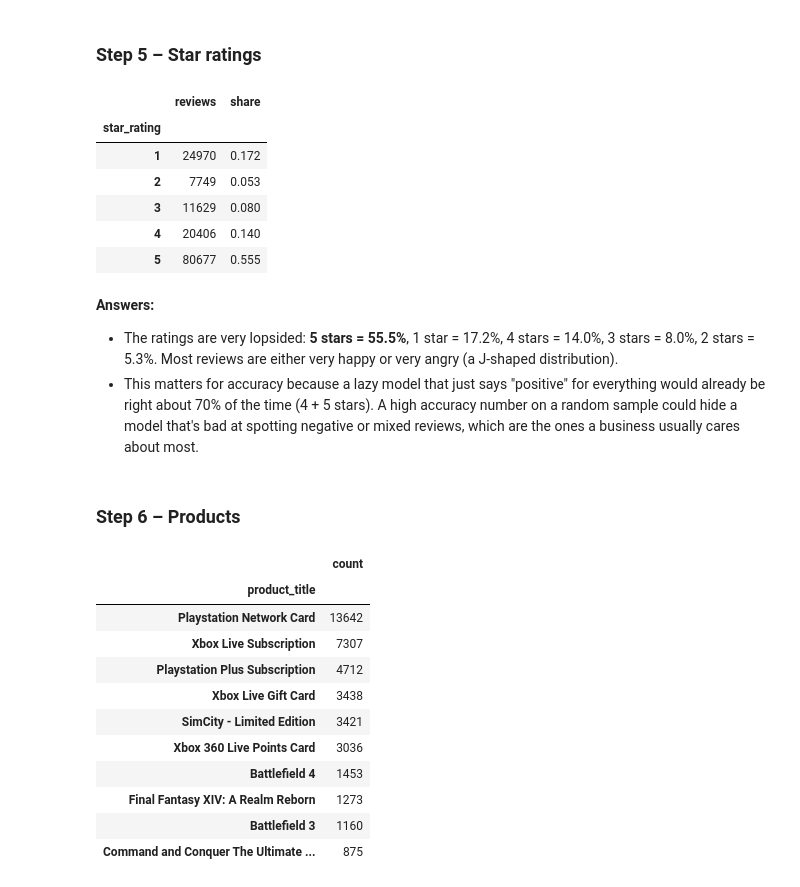
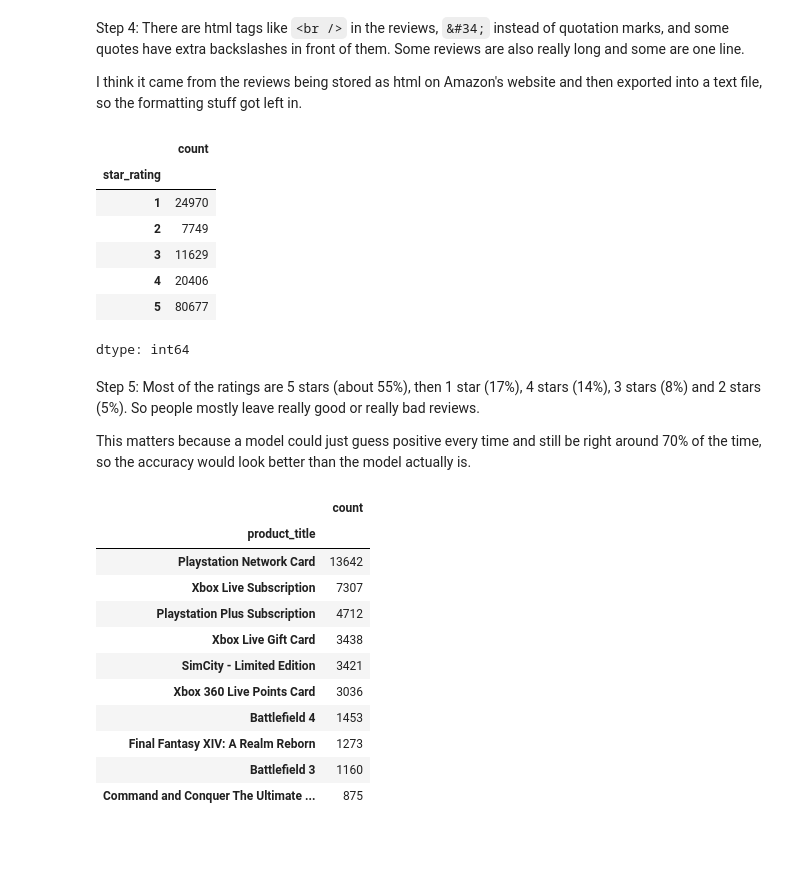
Before and after one commit to aramoski1/Classwork, a Jupyter notebook: activity14.ipynb, the cells around one changed output. Drawn from its saved outputs; the diff is of its cells as text; code cells hidden in the pictures; blank space fills up the shorter version.

```diff
--- a/activity14.ipynb
+++ b/activity14.ipynb
@@ -6,13 +0,0 @@ Amazon digital video game reviews: can a model predict the star rating from the
-# %%
-# Setup: the data file lives in data/ (copied from the course repo, still zipped).
-# If it's missing (e.g. running somewhere new), grab it from the course repo.
-import os, urllib.request
-DATA = "data/amazon_reviews_us_Digital_Video_Games_v1_00.tsv.zip"
-if not os.path.exists(DATA):
-    os.makedirs("data", exist_ok=True)
-    urllib.request.urlretrieve(
-        "https://github.com/mjmacarty/OIM3641_F26/raw/main/" + DATA, DATA)
-
-import csv
-import pandas as pd
-pd.set_option("display.max_colwidth", 200)
@@ -47,0 +11,5 @@ longest 'review' in the default load: 29600 characters
+# %%
+df2 = pd.read_csv("data/amazon_reviews_us_Digital_Video_Games_v1_00.tsv.zip", sep="\t", quoting=csv.QUOTE_NONE)
+print(df.shape)
+print(df2.shape)
+print(len(df2) - len(df))
@@ -48,7 +24,7 @@ longest 'review' in the default load: 29600 characters
 # %%
-five = df.sample(5, random_state=14).index
-for i in five:
-    print(f"[{df.loc[i, 'star_rating']} stars] {df.loc[i, 'product_title']}")
-    print(df.loc[i, "review_body"][:600])
-    print("-" * 80)
+df = df2
+five = df.sample(5, random_state=14)
+for review in five["review_body"]:
+    print(review[:600])
+    print()
 # %% [output]
@@ -74,22 +40,22 @@ Wish they still sold the $5 cards they were very convenient for me to get for my
-# %% [markdown]
-### Step 5 – Star ratings
-# %%
-counts = df["star_rating"].value_counts().sort_index()
-pd.DataFrame({"reviews": counts, "share": (counts / counts.sum()).round(3)})
-# %% [output]
-|  | reviews | share |
-| star_rating |  |  |
-| 1 | 24970 | 0.172 |
-| 2 | 7749 | 0.053 |
-| 3 | 11629 | 0.080 |
-| 4 | 20406 | 0.140 |
-| 5 | 80677 | 0.555 |
-# %% [markdown]
-**Answers:**
-- The ratings are very lopsided: **5 stars = 55.5%**, 1 star = 17.2%, 4 stars = 14.0%, 3 stars = 8.0%, 2 stars = 5.3%. Most reviews are either very happy or very angry (a J-shaped distribution).
-- This matters for accuracy because a lazy model that just says "positive" for everything would already be right about 70% of the time (4 + 5 stars). A high accuracy number on a random sample could hide a model that's bad at spotting negative or mixed reviews, which are the ones a business usually cares about most.
-# %% [markdown]
-### Step 6 – Products
+# %% [markdown]
+Step 4: There are html tags like `<br />` in the reviews, `&#34;` instead of quotation marks, and some quotes have extra backslashes in front of them. Some reviews are also really long and some are one line.
+
+I think it came from the reviews being stored as html on Amazon's website and then exported into a text file, so the formatting stuff got left in.
+# %%
+df["star_rating"].value_counts().sort_index()
+# %% [output]
+|  | count |
+| star_rating |  |
+| 1 | 24970 |
+| 2 | 7749 |
+| 3 | 11629 |
+| 4 | 20406 |
+| 5 | 80677 |
+dtype: int64
+# %% [markdown]
+Step 5: Most of the ratings are 5 stars (about 55%), then 1 star (17%), 4 stars (14%), 3 stars (8%) and 2 stars (5%). So people mostly leave really good or really bad reviews.
+
+This matters because a model could just guess positive every time and still be right around 70% of the time, so the accuracy would look better than the model actually is.
 # %%
 df["product_title"].value_counts().head(10)
 # %% [output]
```
Also changed, not shown: parts of 70 cells of this notebook.
